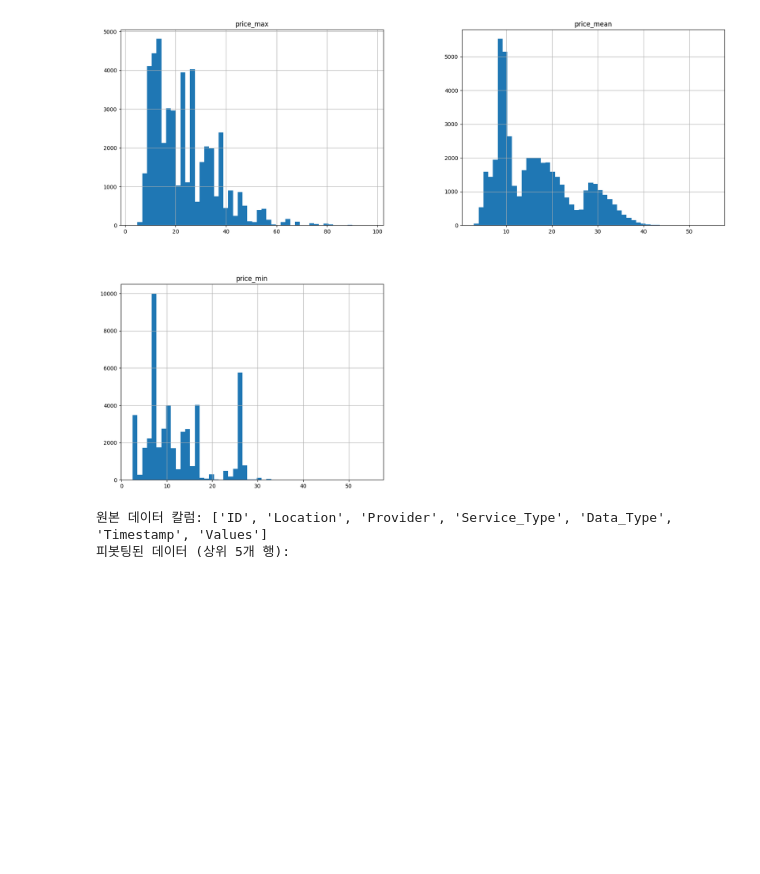
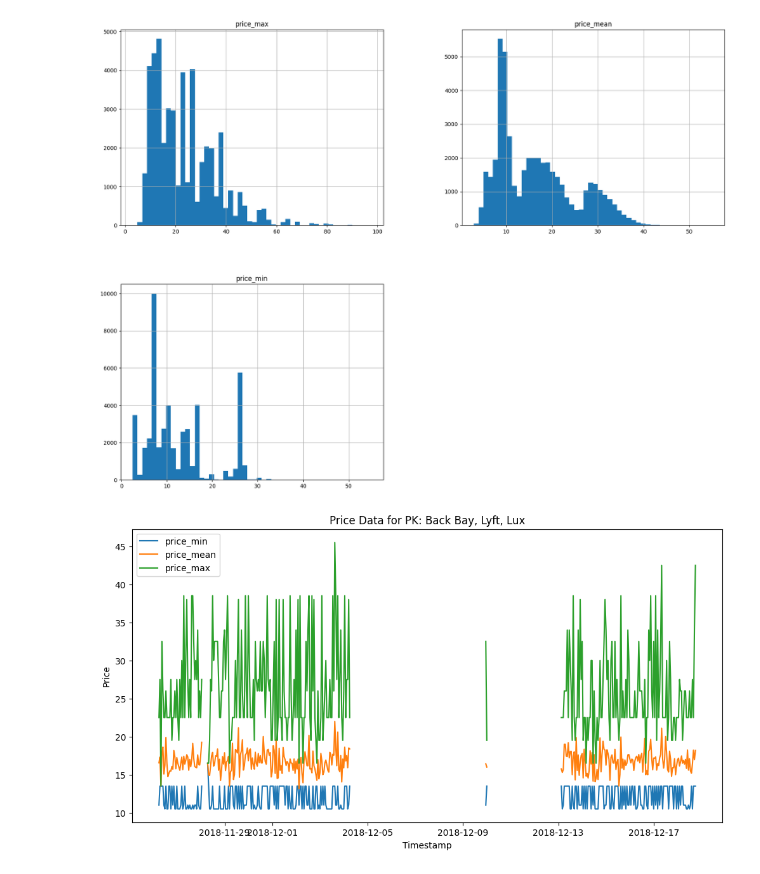
Before and after one commit to SNU-fintech-team-4/Time-Series-Project, a Jupyter notebook: main.ipynb, the cells around one changed output. Drawn from its saved outputs; the diff is of its cells as text; code cells hidden in the pictures; blank space fills up the shorter version.

```diff
--- a/main.ipynb
+++ b/main.ipynb
@@ -197,31 +74,31 @@ df.hist(bins=50, figsize=(20,15))
 plt.show()
 # %% [output]
 [figure]
-# %%
-# 1. CSV 파일 읽기
-df = pd.read_csv("data/Processed_rideshare_with_missing.csv")
-
-# 2. 데이터 확인 (칼럼명 확인)
-print("원본 데이터 칼럼:", df.columns.tolist())
-
-# 3. (옵션) 만약 시계열 분석을 위해 Timestamp 칼럼이 있다면 datetime 형식으로 변환
-if "Timestamp" in df.columns:
-    df["Timestamp"] = pd.to_datetime(df["Timestamp"])
-
-# 4. 피봇팅 진행
-# 예시에서는 primary key로 'Location', 'Provider', 'Service', 그리고 'Timestamp'를 사용합니다.
-# 만약 Timestamp 칼럼이 없다면 ['Location', 'Provider', 'Service'] 만 사용하면 됩니다.
-primary_keys = ["Location", "Provider", "Service_Type"]
-if "Timestamp" in df.columns:
-    primary_keys.append("Timestamp")
-
-# pivot: 각 행의 Attribute 값이 새로운 컬럼이 되고, 그에 대응하는 Value 값이 채워집니다.
-df_pivot = df.pivot(index=primary_keys, columns="Data_Type", values="Values").reset_index()
-
-# 5. 결과 확인
-print("피봇팅된 데이터 (상위 5개 행):")
-df_pivot
-df_pivot.to_csv("./data/Pivot_rideshare_with_missing.csv", index=False)
-# %% [output]
-원본 데이터 칼럼: ['ID', 'Location', 'Provider', 'Service_Type', 'Data_Type', 'Timestamp', 'Values']
-피봇팅된 데이터 (상위 5개 행):
+# %%
+# Timestamp 칼럼을 datetime 형식으로 변환하고 정렬
+df['Timestamp'] = pd.to_datetime(df['Timestamp'])
+df.sort_values('Timestamp', inplace=True)
+
+# 고유 PK 조합 (Location, Provider, Service_Type) 중 첫 번째를 선택
+unique_pk = df[['Location', 'Provider', 'Service_Type']].drop_duplicates().iloc[0]
+selected_location = unique_pk['Location']
+selected_provider = unique_pk['Provider']
+selected_service_type = unique_pk['Service_Type']
+
+# 해당 PK 조합의 데이터 필터링
+filtered_df = df[(df['Location'] == selected_location) &
+                 (df['Provider'] == selected_provider) &
+                 (df['Service_Type'] == selected_service_type)]
+
+# 시각화: Timestamp를 x축으로, price_min, price_mean, price_max를 플롯
+plt.figure(figsize=(12, 6))
+plt.plot(filtered_df['Timestamp'], filtered_df['price_min'], linestyle='-', label='price_min')
+plt.plot(filtered_df['Timestamp'], filtered_df['price_mean'], linestyle='-', label='price_mean')
+plt.plot(filtered_df['Timestamp'], filtered_df['price_max'], linestyle='-', label='price_max')
+plt.xlabel("Timestamp")
+plt.ylabel("Price")
+plt.title(f"Price Data for PK: {selected_location}, {selected_provider}, {selected_service_type}")
+plt.legend()
+plt.show()
+# %% [output]
+[figure, added]
```
Also changed, not shown: parts of 14 cells of this notebook, 14 other files.
